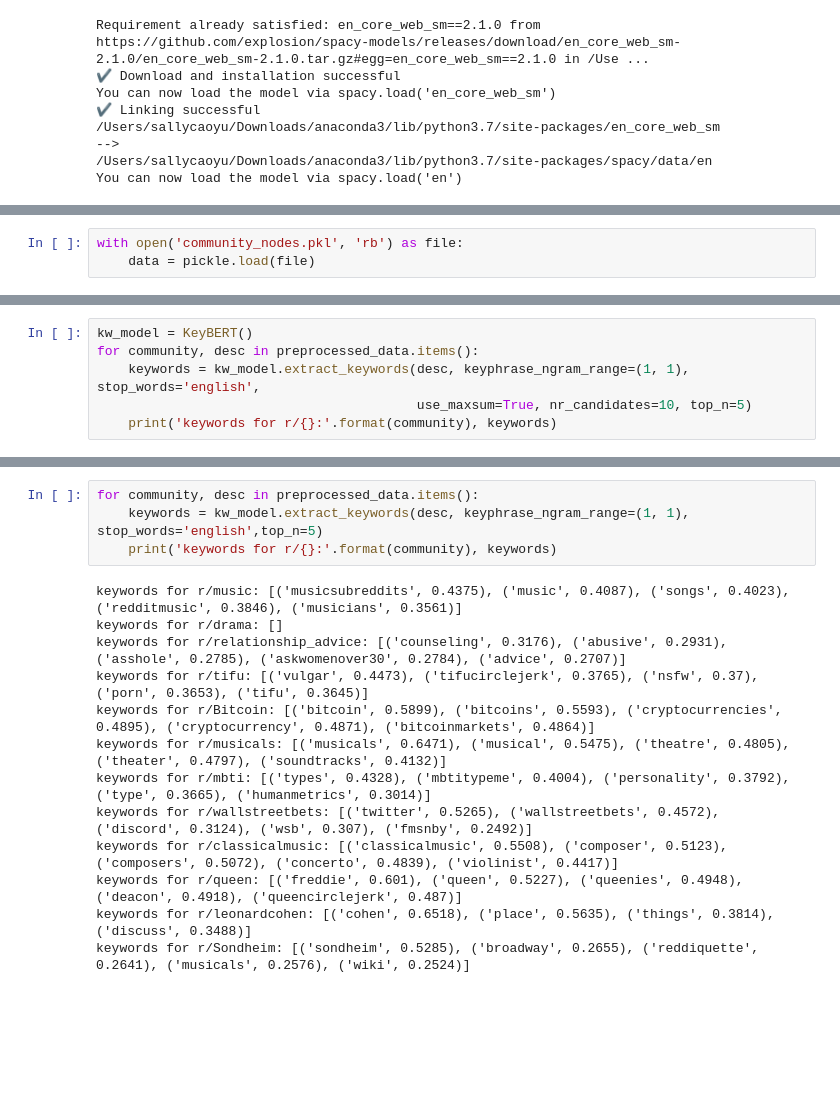
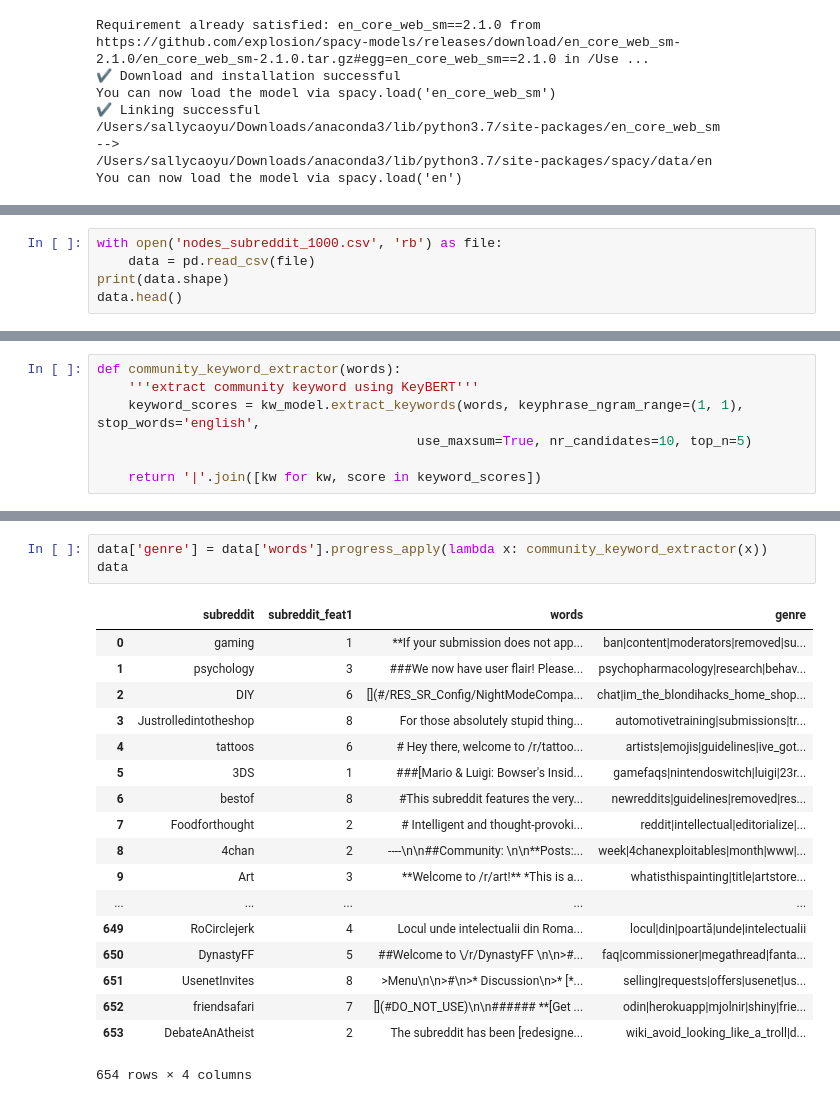
Before and after one commit to yl-miao/Reddit-Recommendation-System, a Jupyter notebook: community_keyword_extractor.ipynb, the cells around one changed output, grey strips where cells are left out. Cells and saved outputs as stored; diff of their text form; blank space fills up the shorter version.

Commit message:
run keyword extractor using new reddit words data

```diff
--- a/community_keyword_extractor.ipynb
+++ b/community_keyword_extractor.ipynb
@@ -42,3 +48,5 @@ from keybert import KeyBERT
 # %%
-with open('community_nodes.pkl', 'rb') as file:
-    data = pickle.load(file)
+with open('nodes_subreddit_1000.csv', 'rb') as file:
+    data = pd.read_csv(file)
+print(data.shape)
+data.head()
@@ -94,6 +64,7 @@ defaultdict(str,
 # %%
-kw_model = KeyBERT()
-for community, desc in preprocessed_data.items():
-    keywords = kw_model.extract_keywords(desc, keyphrase_ngram_range=(1, 1), stop_words='english',
+def community_keyword_extractor(words):
+    '''extract community keyword using KeyBERT'''
+    keyword_scores = kw_model.extract_keywords(words, keyphrase_ngram_range=(1, 1), stop_words='english',
                                          use_maxsum=True, nr_candidates=10, top_n=5)
-    print('keywords for r/{}:'.format(community), keywords)
+
+    return '|'.join([kw for kw, score in keyword_scores])
@@ -113,17 +71,22 @@ keywords for r/Sondheim: [('things', 0.2084), ('musicaltheatre', 0.2229), ('civi
-# %%
-for community, desc in preprocessed_data.items():
-    keywords = kw_model.extract_keywords(desc, keyphrase_ngram_range=(1, 1), stop_words='english',top_n=5)
-    print('keywords for r/{}:'.format(community), keywords)
-# %% [output]
-keywords for r/music: [('musicsubreddits', 0.4375), ('music', 0.4087), ('songs', 0.4023), ('redditmusic', 0.3846), ('musicians', 0.3561)]
-keywords for r/drama: []
-keywords for r/relationship_advice: [('counseling', 0.3176), ('abusive', 0.2931), ('asshole', 0.2785), ('askwomenover30', 0.2784), ('advice', 0.2707)]
-keywords for r/tifu: [('vulgar', 0.4473), ('tifucirclejerk', 0.3765), ('nsfw', 0.37), ('porn', 0.3653), ('tifu', 0.3645)]
-keywords for r/Bitcoin: [('bitcoin', 0.5899), ('bitcoins', 0.5593), ('cryptocurrencies', 0.4895), ('cryptocurrency', 0.4871), ('bitcoinmarkets', 0.4864)]
-keywords for r/musicals: [('musicals', 0.6471), ('musical', 0.5475), ('theatre', 0.4805), ('theater', 0.4797), ('soundtracks', 0.4132)]
-keywords for r/mbti: [('types', 0.4328), ('mbtitypeme', 0.4004), ('personality', 0.3792), ('type', 0.3665), ('humanmetrics', 0.3014)]
-keywords for r/wallstreetbets: [('twitter', 0.5265), ('wallstreetbets', 0.4572), ('discord', 0.3124), ('wsb', 0.307), ('fmsnby', 0.2492)]
-keywords for r/classicalmusic: [('classicalmusic', 0.5508), ('composer', 0.5123), ('composers', 0.5072), ('concerto', 0.4839), ('violinist', 0.4417)]
-keywords for r/queen: [('freddie', 0.601), ('queen', 0.5227), ('queenies', 0.4948), ('deacon', 0.4918), ('queencirclejerk', 0.487)]
-keywords for r/leonardcohen: [('cohen', 0.6518), ('place', 0.5635), ('things', 0.3814), ('discuss', 0.3488)]
-keywords for r/Sondheim: [('sondheim', 0.5285), ('broadway', 0.2655), ('reddiquette', 0.2641), ('musicals', 0.2576), ('wiki', 0.2524)]
+# %%
+data['genre'] = data['words'].progress_apply(lambda x: community_keyword_extractor(x))
+data
+# %% [output]
+|  | subreddit | subreddit_feat1 | words | genre |
+| 0 | gaming | 1 | **If your submission does not app... | ban|content|moderators|removed|su... |
+| 1 | psychology | 3 | ###We now have user flair! Please... | psychopharmacology|research|behav... |
+| 2 | DIY | 6 | [](#/RES_SR_Config/NightModeCompa... | chat|im_the_blondihacks_home_shop... |
+| 3 | Justrolledintotheshop | 8 | For those absolutely stupid thing... | automotivetraining|submissions|tr... |
+| 4 | tattoos | 6 | # Hey there, welcome to /r/tattoo... | artists|emojis|guidelines|ive_got... |
+| 5 | 3DS | 1 | ###[Mario & Luigi: Bowser's Insid... | gamefaqs|nintendoswitch|luigi|23r... |
+| 6 | bestof | 8 | #This subreddit features the very... | newreddits|guidelines|removed|res... |
+| 7 | Foodforthought | 2 | # Intelligent and thought-provoki... | reddit|intellectual|editorialize|... |
+| 8 | 4chan | 2 | ----\n\n##Community: \n\n**Posts:... | week|4chanexploitables|month|www|... |
+| 9 | Art | 3 | **Welcome to /r/art!** *This is a... | whatisthispainting|title|artstore... |
+| ... | ... | ... | ... | ... |
+| 649 | RoCirclejerk | 4 | Locul unde intelectualii din Roma... | locul|din|poartă|unde|intelectualii |
+| 650 | DynastyFF | 5 | ##Welcome to \/r/DynastyFF \n\n>#... | faq|commissioner|megathread|fanta... |
+| 651 | UsenetInvites | 8 | >Menu\n\n>#\n>* Discussion\n>* [*... | selling|requests|offers|usenet|us... |
+| 652 | friendsafari | 7 | [](#DO_NOT_USE)\n\n###### **[Get ... | odin|herokuapp|mjolnir|shiny|frie... |
+| 653 | DebateAnAtheist | 2 | The subreddit has been [redesigne... | wiki_avoid_looking_like_a_troll|d... |
+654 rows × 4 columns
```
Also changed, not shown: parts of 10 cells of this notebook.
